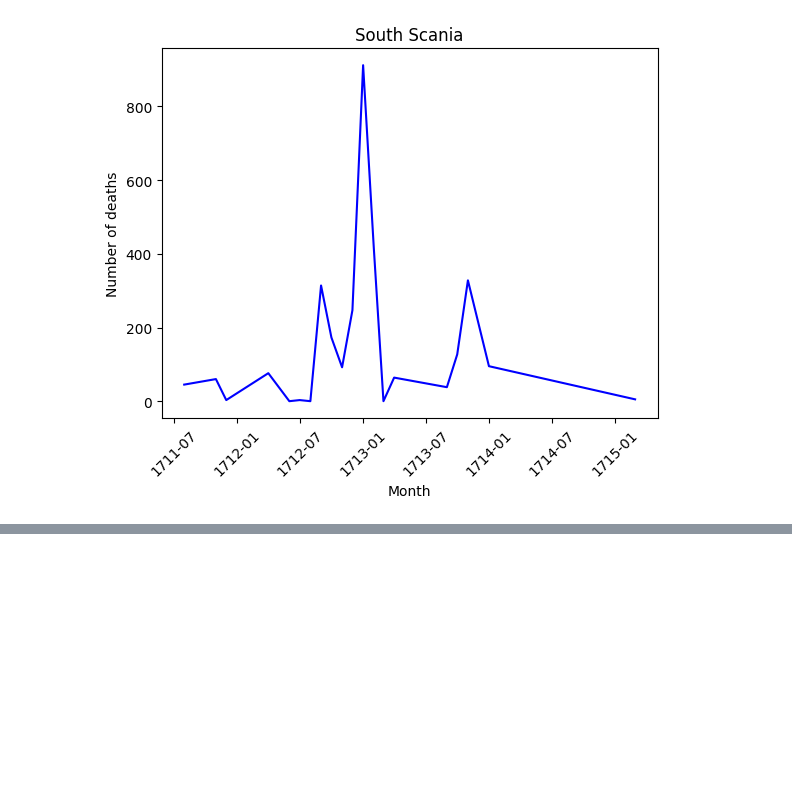
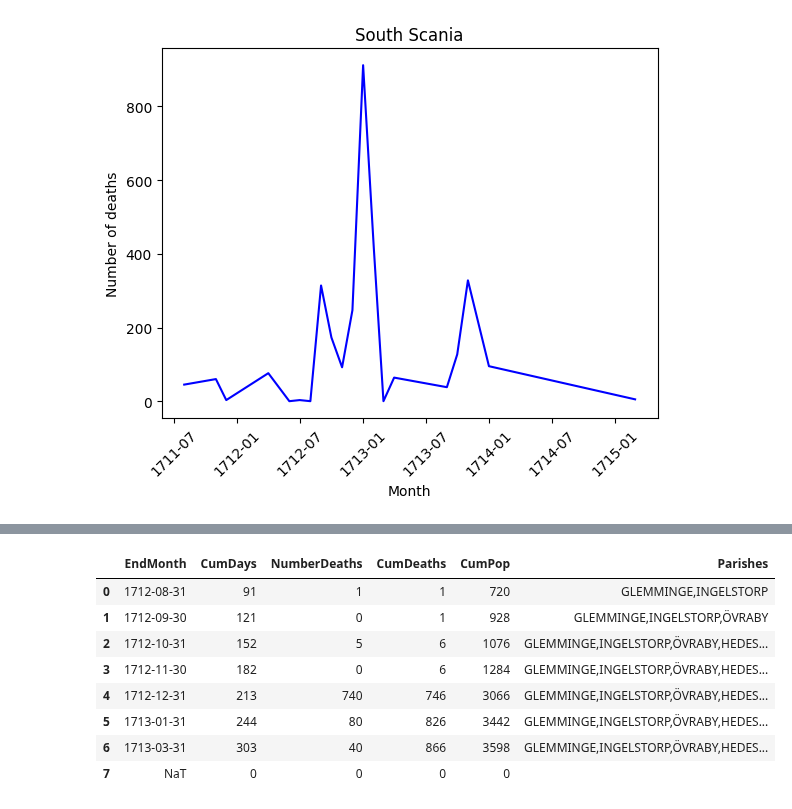
Before and after one commit to polislizarralde/PythonMathematicalModeling, a Jupyter notebook: docs/PlagueProject/Number_infected_parishes.ipynb, the cells around one changed output, grey strips where cells are left out. Drawn from its saved outputs; the diff is of its cells as text; code cells hidden in the pictures; blank space fills up the shorter version.

```diff
--- a/docs/PlagueProject/Number_infected_parishes.ipynb
+++ b/docs/PlagueProject/Number_infected_parishes.ipynb
@@ -447,0 +448,12 @@ plot_deaths_by_month(infectedParishes)
+# %%
+count_victims_by_month(ystad_group)
+# %% [output]
+|  | EndMonth | CumDays | NumberDeaths | CumDeaths | CumPop | Parishes |
+| 0 | 1712-08-31 | 91 | 1 | 1 | 720 | GLEMMINGE,INGELSTORP |
+| 1 | 1712-09-30 | 121 | 0 | 1 | 928 | GLEMMINGE,INGELSTORP,ÖVRABY |
+| 2 | 1712-10-31 | 152 | 5 | 6 | 1076 | GLEMMINGE,INGELSTORP,ÖVRABY,HEDES... |
+| 3 | 1712-11-30 | 182 | 0 | 6 | 1284 | GLEMMINGE,INGELSTORP,ÖVRABY,HEDES... |
+| 4 | 1712-12-31 | 213 | 740 | 746 | 3066 | GLEMMINGE,INGELSTORP,ÖVRABY,HEDES... |
+| 5 | 1713-01-31 | 244 | 80 | 826 | 3442 | GLEMMINGE,INGELSTORP,ÖVRABY,HEDES... |
+| 6 | 1713-03-31 | 303 | 40 | 866 | 3598 | GLEMMINGE,INGELSTORP,ÖVRABY,HEDES... |
+| 7 | NaT | 0 | 0 | 0 | 0 |  |
```
Also changed, not shown: parts of 13 cells of this notebook, 2 other files.
